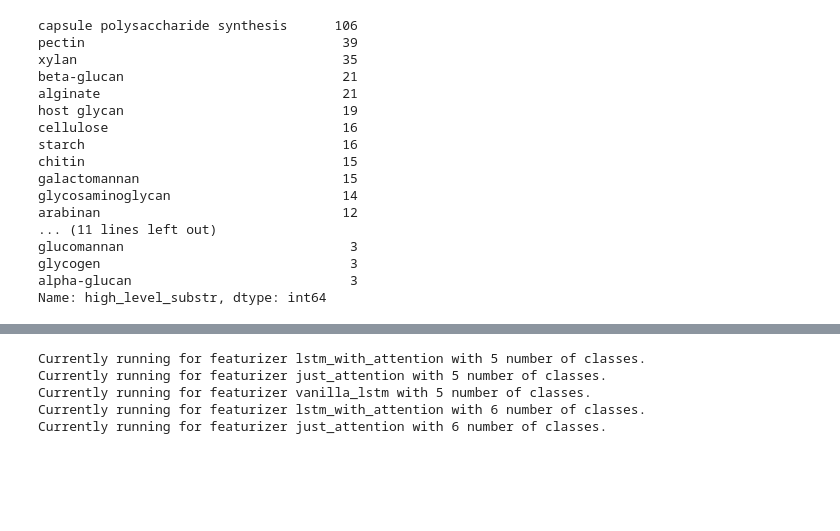
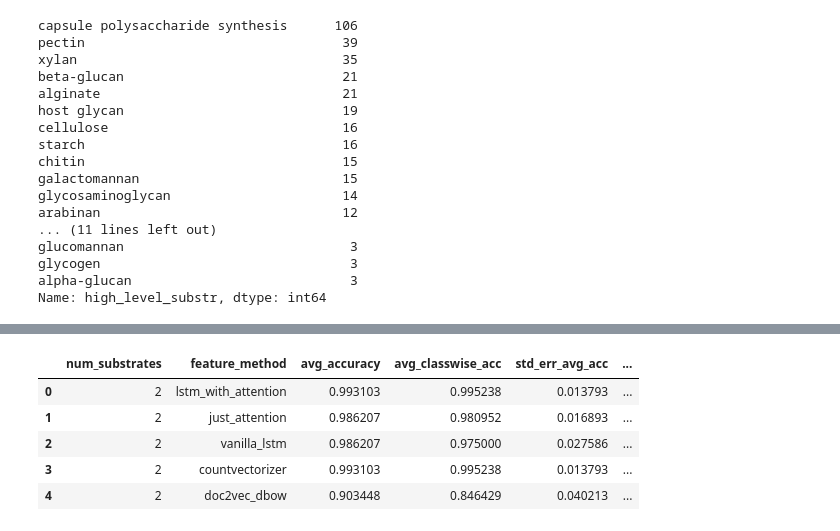
Before and after one commit to Ved-Piyush/subFinder, a Jupyter notebook: Usage_Scripts/how_many_k.ipynb, the cells around one changed output, grey strips where cells are left out. Saved outputs shown, nothing was run; the diff lists cells and outputs as text; code cells hidden in the pictures; blank space fills up the shorter version.

```diff
--- a/Usage_Scripts/how_many_k.ipynb
+++ b/Usage_Scripts/how_many_k.ipynb
@@ -170,49 +307,0 @@ K = 3
-# %%
-overall_catch_dl = []
-for top_k in tqdm(range(5,10)):
-# for top_k in tqdm(range(9,10)):
-    for featurizer in ["lstm_with_attention", "just_attention", "vanilla_lstm"]:
-        print("Currently running for featurizer "+ featurizer + " with " + str(top_k) + " number of classes.")
-        if featurizer == "countvectorizer":
-            avg_acc, avg_class_acc, std_err_avg_acc, std_err_avg_classwise_acc, overall_report,  model, params_best, fig, fig2, fig3 = run_end_to_end(top_k, data, featurizer, K, known_unknown, None)
-
-        elif featurizer == "doc2vec_dbow":
-            avg_acc, avg_class_acc, std_err_avg_acc, std_err_avg_classwise_acc, overall_report,  model, params_best, fig, fig2, fig3 = run_end_to_end(top_k, data, featurizer, K, known_unknown, model_dbow)
-
-        elif featurizer == "doc2vec_dm":
-            avg_acc, avg_class_acc, std_err_avg_acc, std_err_avg_classwise_acc, overall_report,  model, params_best, fig, fig2, fig3 = run_end_to_end(top_k, data, featurizer, K, known_unknown, model_dm)
-
-        elif featurizer == "word2vec_cbow":
-            avg_acc, avg_class_acc, std_err_avg_acc, std_err_avg_classwise_acc, overall_report,  model, params_best, fig, fig2, fig3 = run_end_to_end(top_k, data, featurizer, K, known_unknown, model_cbow)
-
-        elif featurizer == "word2vec_sg":
-            avg_acc, avg_class_acc, std_err_avg_acc, std_err_avg_classwise_acc, overall_report,  model, params_best, fig, fig2, fig3 = run_end_to_end(top_k, data, featurizer, K, known_unknown, model_sg)
-
-        elif featurizer == "fasttext_sg":
-            avg_acc, avg_class_acc, std_err_avg_acc, std_err_avg_classwise_acc, overall_report,  model, params_best, fig, fig2, fig3 = run_end_to_end(top_k, data, featurizer, K, known_unknown, model_fasttext_sg)
-
-        elif featurizer == "fasttext_cbow":
-            avg_acc, avg_class_acc, std_err_avg_acc, std_err_avg_classwise_acc, overall_report,  model, params_best, fig, fig2, fig3 = run_end_to_end(top_k, data, featurizer, K, known_unknown, model_fasttext_cbow)
-
-        elif featurizer == "lstm_with_attention":
-            avg_acc, avg_class_acc, std_err_avg_acc, std_err_avg_classwise_acc, overall_report,  model, params_best, fig, fig2, fig3 = run_end_to_end(top_k, data, featurizer, K, known_unknown, model_sg)
-
-        elif featurizer == "just_attention":
-            avg_acc, avg_class_acc, std_err_avg_acc, std_err_avg_classwise_acc, overall_report,  model, params_best, fig, fig2, fig3 = run_end_to_end(top_k, data, featurizer, K, known_unknown, model_sg)
-
-        elif featurizer == "vanilla_lstm":
-            avg_acc, avg_class_acc, std_err_avg_acc, std_err_avg_classwise_acc, overall_report,  model, params_best, fig, fig2, fig3 = run_end_to_end(top_k, data, featurizer, K, known_unknown, model_sg)
-
-        else:
-            pass
-
-        overall_catch_dl.append([top_k, featurizer, avg_acc, avg_class_acc, std_err_avg_acc, std_err_avg_classwise_acc,
-                             overall_report["precision"], overall_report["recall"], overall_report["f1-score"]])
-
-        plt.close('all')
-# %% [output]
-Currently running for featurizer lstm_with_attention with 5 number of classes.
-Currently running for featurizer just_attention with 5 number of classes.
-Currently running for featurizer vanilla_lstm with 5 number of classes.
-Currently running for featurizer lstm_with_attention with 6 number of classes.
-Currently running for featurizer just_attention with 6 number of classes.
@@ -267,0 +408,9 @@ plt.show()
+# %%
+methods_and_k.head()
+# %% [output]
+|  | num_substrates | feature_method | avg_accuracy | avg_classwise_acc | std_err_avg_acc | ... |
+| 0 | 2 | lstm_with_attention | 0.993103 | 0.995238 | 0.013793 | ... |
+| 1 | 2 | just_attention | 0.986207 | 0.980952 | 0.016893 | ... |
+| 2 | 2 | vanilla_lstm | 0.986207 | 0.975000 | 0.027586 | ... |
+| 3 | 2 | countvectorizer | 0.993103 | 0.995238 | 0.013793 | ... |
+| 4 | 2 | doc2vec_dbow | 0.903448 | 0.846429 | 0.040213 | ... |
```
Also changed, not shown: parts of 72 cells of this notebook, 10 other files.
